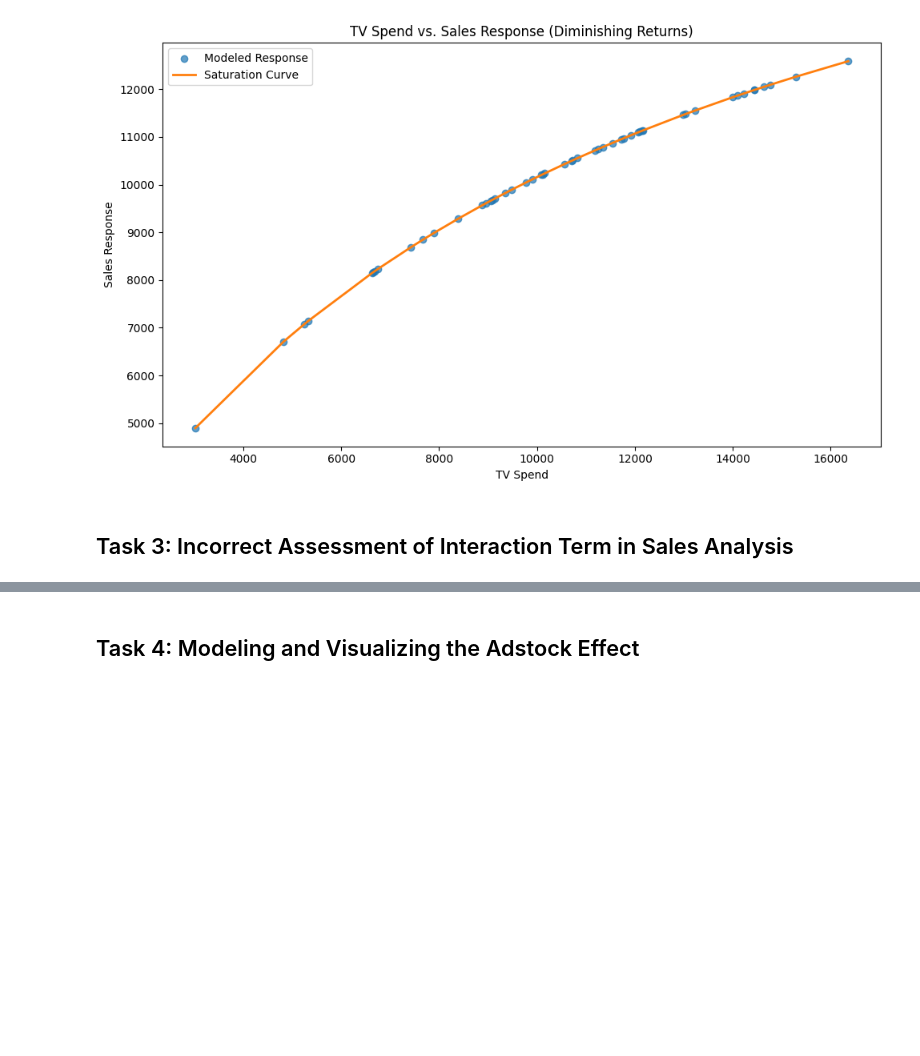
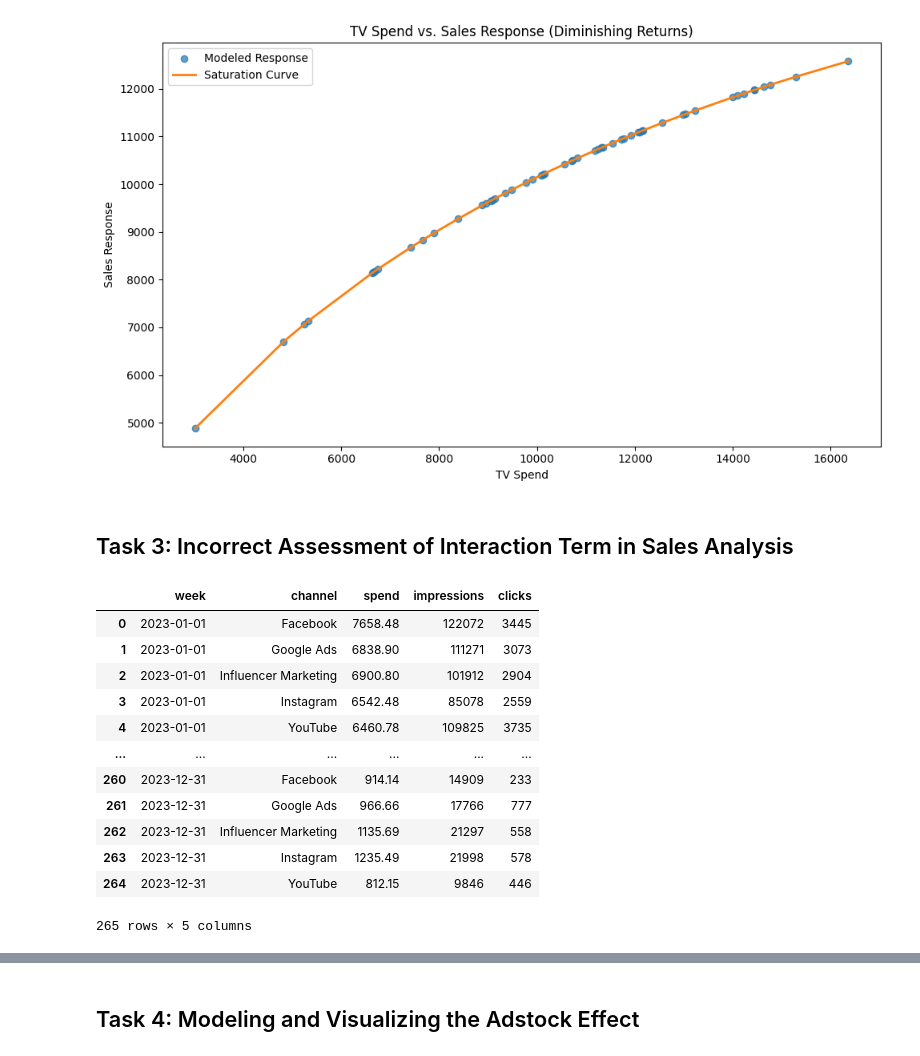
Before and after one commit to omkar-dalvi/ml-debug-hackathon-2025, a Jupyter notebook: notebooks/corrected/featureengineeringcorrectedazureartifact.ipynb, the cells around one changed output, grey strips where cells are left out. Drawn from its saved outputs; the diff is of its cells as text; code cells hidden in the pictures; blank space fills up the shorter version.

```diff
--- a/notebooks/corrected/featureengineeringcorrectedazureartifact.ipynb
+++ b/notebooks/corrected/featureengineeringcorrectedazureartifact.ipynb
@@ -420,0 +377,25 @@ buggy_interaction_analysis()
+# %%
+online_df = online_marketing.copy()
+offline_df = offline_marketing.copy()
+# %%
+online_df['date'] = pd.to_datetime(online_df['date'], format='%Y-%m-%d')
+online_df['week'] = pd.to_datetime(online_df['date']).dt.to_period('W-SAT').dt.start_time
+online_df['week'] = pd.to_datetime(online_df['week'], format='%Y-%m-%d')
+
+online_media_weekly_df = online_df.drop(['date'], axis=1)
+online_media_weekly_df = online_media_weekly_df.groupby(['week', 'channel']).sum().reset_index()
+online_media_weekly_df
+# %% [output]
+|  | week | channel | spend | impressions | clicks |
+| 0 | 2023-01-01 | Facebook | 7658.48 | 122072 | 3445 |
+| 1 | 2023-01-01 | Google Ads | 6838.90 | 111271 | 3073 |
+| 2 | 2023-01-01 | Influencer Marketing | 6900.80 | 101912 | 2904 |
+| 3 | 2023-01-01 | Instagram | 6542.48 | 85078 | 2559 |
+| 4 | 2023-01-01 | YouTube | 6460.78 | 109825 | 3735 |
+| ... | ... | ... | ... | ... | ... |
+| 260 | 2023-12-31 | Facebook | 914.14 | 14909 | 233 |
+| 261 | 2023-12-31 | Google Ads | 966.66 | 17766 | 777 |
+| 262 | 2023-12-31 | Influencer Marketing | 1135.69 | 21297 | 558 |
+| 263 | 2023-12-31 | Instagram | 1235.49 | 21998 | 578 |
+| 264 | 2023-12-31 | YouTube | 812.15 | 9846 | 446 |
+265 rows × 5 columns
```
Also changed, not shown: parts of 20 cells of this notebook, 3 other files.
